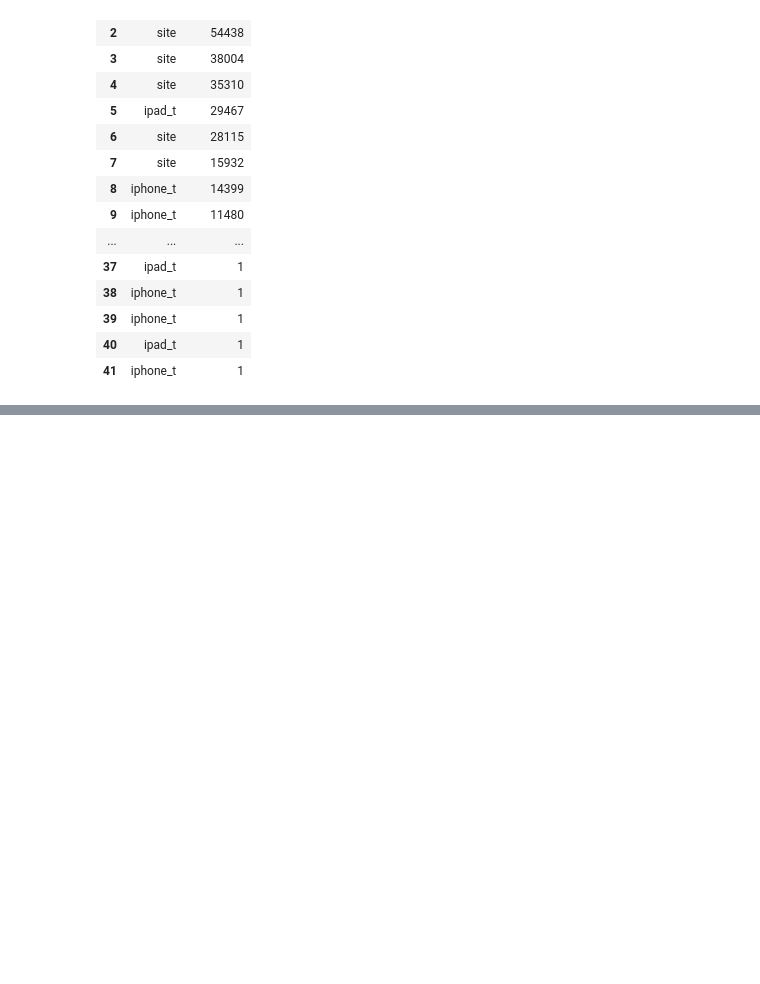
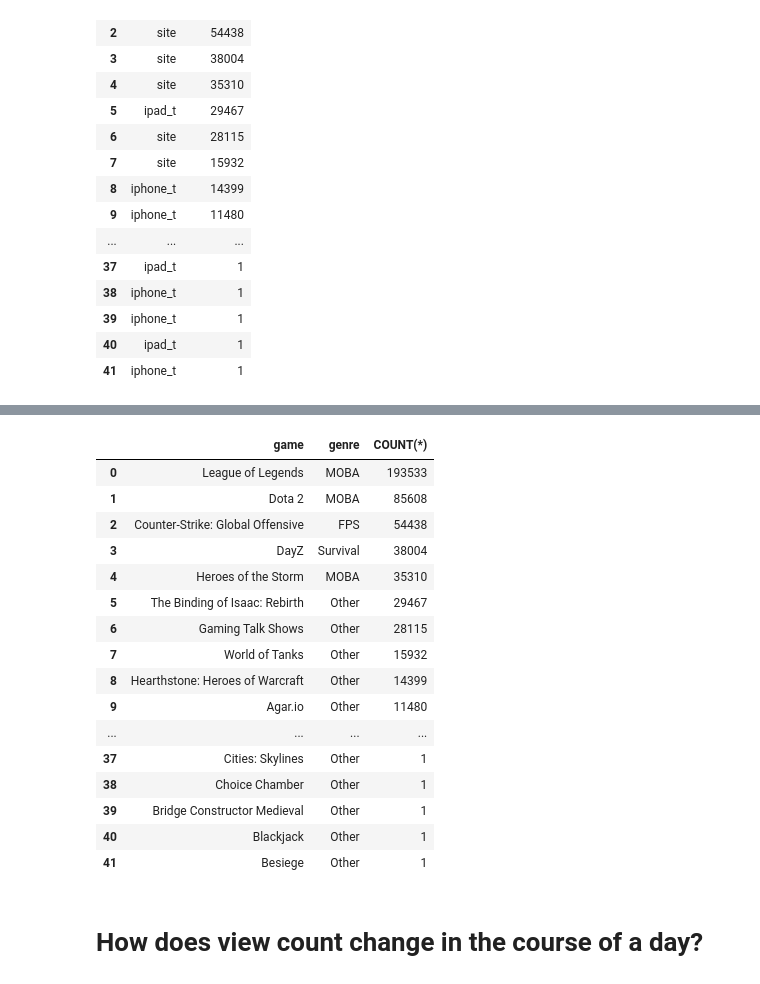
Before and after one commit to javierunix/Twich, a Jupyter notebook: main.ipynb, the cells around one changed output, grey strips where cells are left out. Saved outputs shown, nothing was run; the diff lists cells and outputs as text; code cells hidden in the pictures; blank space fills up the shorter version.

```diff
--- a/main.ipynb
+++ b/main.ipynb
@@ -173,0 +196,44 @@ ORDER BY COUNT(*) DESC; ''', conn1)
+# %%
+pd.read_sql('''
+SELECT game,
+ CASE
+  WHEN game = 'Dota 2'
+
+      THEN 'MOBA'
+  WHEN game = 'League of Legends'
+      THEN 'MOBA'
+  WHEN game = 'Heroes of the Storm'
+      THEN 'MOBA'
+    WHEN game = 'Counter-Strike: Global Offensive'
+      THEN 'FPS'
+    WHEN game = 'DayZ'
+      THEN 'Survival'
+    WHEN game = 'ARK: Survival Evolved'
+      THEN 'Survival'
+  ELSE 'Other'
+  END AS 'genre',
+  COUNT(*)
+FROM stream
+GROUP BY 1
+ORDER BY 3 DESC;
+''', conn1)
+# %% [output]
+|  | game | genre | COUNT(*) |
+| 0 | League of Legends | MOBA | 193533 |
+| 1 | Dota 2 | MOBA | 85608 |
+| 2 | Counter-Strike: Global Offensive | FPS | 54438 |
+| 3 | DayZ | Survival | 38004 |
+| 4 | Heroes of the Storm | MOBA | 35310 |
+| 5 | The Binding of Isaac: Rebirth | Other | 29467 |
+| 6 | Gaming Talk Shows | Other | 28115 |
+| 7 | World of Tanks | Other | 15932 |
+| 8 | Hearthstone: Heroes of Warcraft | Other | 14399 |
+| 9 | Agar.io | Other | 11480 |
+| ... | ... | ... | ... |
+| 37 | Cities: Skylines | Other | 1 |
+| 38 | Choice Chamber | Other | 1 |
+| 39 | Bridge Constructor Medieval | Other | 1 |
+| 40 | Blackjack | Other | 1 |
+| 41 | Besiege | Other | 1 |
+# %% [markdown]
+# How does view count change in the course of a day?
```
Also changed, not shown: parts of 11 cells of this notebook, 1 other file.
